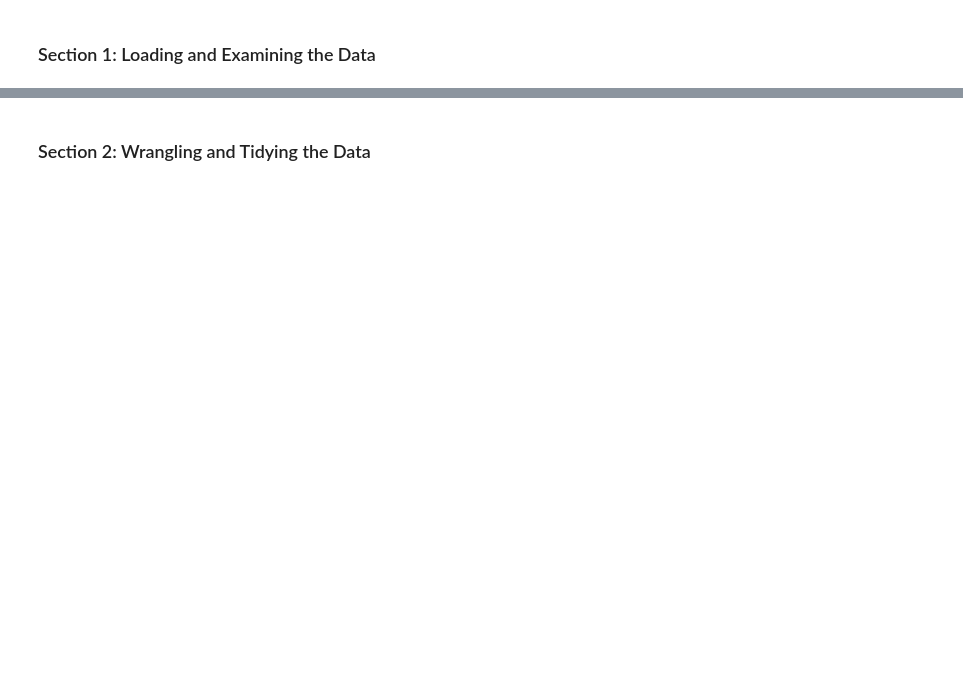
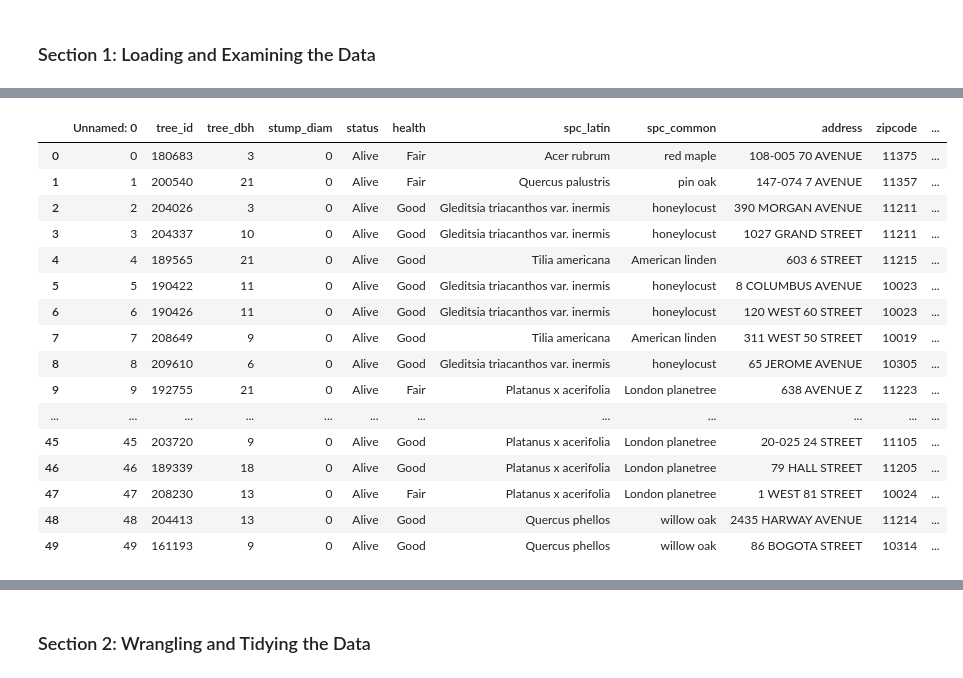
Before and after one commit to leahmfulmer/codecademy-projects, a Jupyter notebook: nyc-trees-income/lmf-nyc-trees-income.ipynb, the cells around one changed output, grey strips where cells are left out. Saved outputs shown, nothing was run; the diff lists cells and outputs as text; code cells hidden in the pictures; blank space fills up the shorter version.

Commit message:
Adding NYC Trees & Income project.

```diff
--- a/nyc-trees-income/lmf-nyc-trees-income.ipynb
+++ b/nyc-trees-income/lmf-nyc-trees-income.ipynb
@@ -41,0 +32,7 @@ bible_names_list = bible_names.Name.tolist()
+# %%
+# Load data: tree_census
+# Data can be found here: https://github.com/Codecademy-Curriculum/Learn-Tableau-for-Data-Viz/tree/main/datasets
+tree_census = pd.read_csv("./datasets/tree-census-NYC_2015.csv")
+
+print("This dataset contains {} rows and {} columns. \n".format(tree_census.shape[0], tree_census.shape[1]))
+print("The columns are called ...{}.".format(tree_census.columns))
@@ -41,0 +46,21 @@ bible_names_list = bible_names.Name.tolist()
+# %%
+# Examine data: tree_census
+tree_census.head(50)
+# %% [output]
+|  | Unnamed: 0 | tree_id | tree_dbh | stump_diam | status | health | spc_latin | spc_common | address | zipcode | ... |
+| 0 | 0 | 180683 | 3 | 0 | Alive | Fair | Acer rubrum | red maple | 108-005 70 AVENUE | 11375 | ... |
+| 1 | 1 | 200540 | 21 | 0 | Alive | Fair | Quercus palustris | pin oak | 147-074 7 AVENUE | 11357 | ... |
+| 2 | 2 | 204026 | 3 | 0 | Alive | Good | Gleditsia triacanthos var. inermis | honeylocust | 390 MORGAN AVENUE | 11211 | ... |
+| 3 | 3 | 204337 | 10 | 0 | Alive | Good | Gleditsia triacanthos var. inermis | honeylocust | 1027 GRAND STREET | 11211 | ... |
+| 4 | 4 | 189565 | 21 | 0 | Alive | Good | Tilia americana | American linden | 603 6 STREET | 11215 | ... |
+| 5 | 5 | 190422 | 11 | 0 | Alive | Good | Gleditsia triacanthos var. inermis | honeylocust | 8 COLUMBUS AVENUE | 10023 | ... |
+| 6 | 6 | 190426 | 11 | 0 | Alive | Good | Gleditsia triacanthos var. inermis | honeylocust | 120 WEST 60 STREET | 10023 | ... |
+| 7 | 7 | 208649 | 9 | 0 | Alive | Good | Tilia americana | American linden | 311 WEST 50 STREET | 10019 | ... |
+| 8 | 8 | 209610 | 6 | 0 | Alive | Good | Gleditsia triacanthos var. inermis | honeylocust | 65 JEROME AVENUE | 10305 | ... |
+| 9 | 9 | 192755 | 21 | 0 | Alive | Fair | Platanus x acerifolia | London planetree | 638 AVENUE Z | 11223 | ... |
+| ... | ... | ... | ... | ... | ... | ... | ... | ... | ... | ... | ... |
+| 45 | 45 | 203720 | 9 | 0 | Alive | Good | Platanus x acerifolia | London planetree | 20-025 24 STREET | 11105 | ... |
+| 46 | 46 | 189339 | 18 | 0 | Alive | Good | Platanus x acerifolia | London planetree | 79 HALL STREET | 11205 | ... |
+| 47 | 47 | 208230 | 13 | 0 | Alive | Fair | Platanus x acerifolia | London planetree | 1 WEST 81 STREET | 10024 | ... |
+| 48 | 48 | 204413 | 13 | 0 | Alive | Good | Quercus phellos | willow oak | 2435 HARWAY AVENUE | 11214 | ... |
+| 49 | 49 | 161193 | 9 | 0 | Alive | Good | Quercus phellos | willow oak | 86 BOGOTA STREET | 10314 | ... |
```
Also changed, not shown: parts of 40 cells of this notebook, 2 other files.
